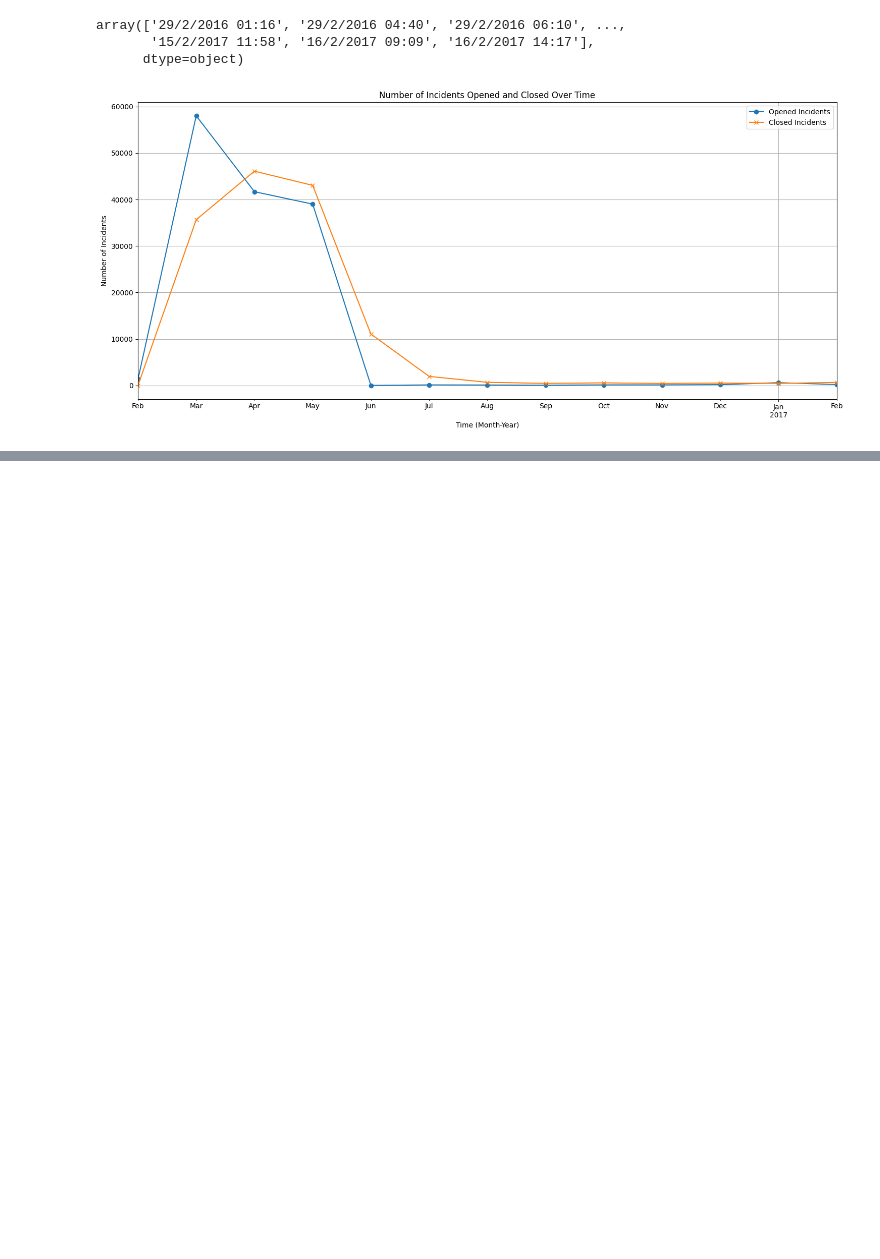
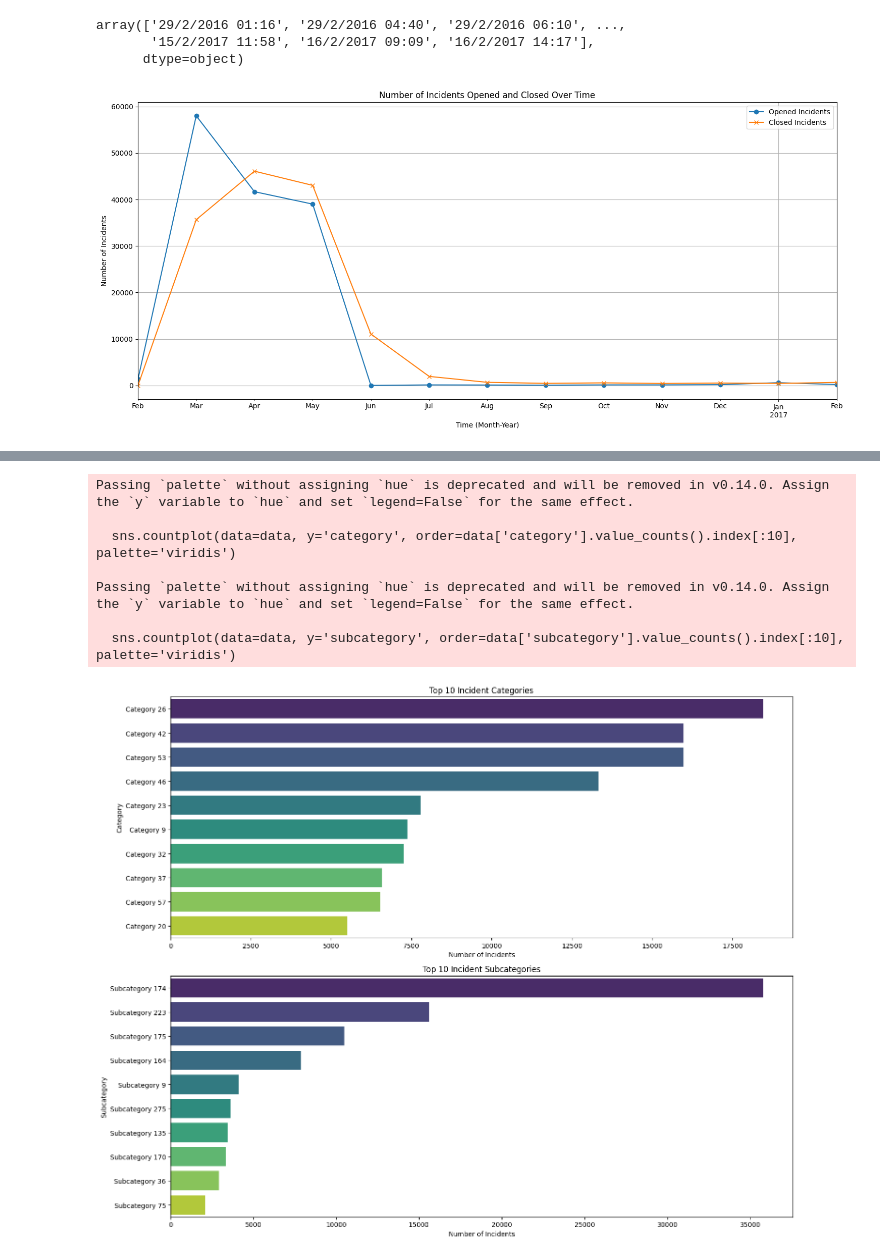
Before and after one commit to azizharouna/CloudIncidentForcaster, a Jupyter notebook: 2_additional_analysis.ipynb, the cells around one changed output, grey strips where cells are left out. Saved outputs shown, nothing was run; the diff lists cells and outputs as text; code cells hidden in the pictures; blank space fills up the shorter version.

```diff
--- a/2_additional_analysis.ipynb
+++ b/2_additional_analysis.ipynb
@@ -85,0 +119,29 @@ plt.show()
+# %%
+# Plotting the most common incident categories and subcategories
+plt.figure(figsize=(15, 12))
+
+# Most common categories
+plt.subplot(2, 1, 1)
+sns.countplot(data=data, y='category', order=data['category'].value_counts().index[:10], palette='viridis')
+plt.title('Top 10 Incident Categories')
+plt.xlabel('Number of Incidents')
+plt.ylabel('Category')
+
+# Most common subcategories
+plt.subplot(2, 1, 2)
+sns.countplot(data=data, y='subcategory', order=data['subcategory'].value_counts().index[:10], palette='viridis')
+plt.title('Top 10 Incident Subcategories')
+plt.xlabel('Number of Incidents')
+plt.ylabel('Subcategory')
+
+plt.tight_layout()
+plt.show()
+# %% [output]
+Passing `palette` without assigning `hue` is deprecated and will be removed in v0.14.0. Assign the `y` variable to `hue` and set `legend=False` for the same effect.
+
+  sns.countplot(data=data, y='category', order=data['category'].value_counts().index[:10], palette='viridis')
+
+Passing `palette` without assigning `hue` is deprecated and will be removed in v0.14.0. Assign the `y` variable to `hue` and set `legend=False` for the same effect.
+
+  sns.countplot(data=data, y='subcategory', order=data['subcategory'].value_counts().index[:10], palette='viridis')
+[figure, added]
```
Also changed, not shown: parts of 10 cells of this notebook.
